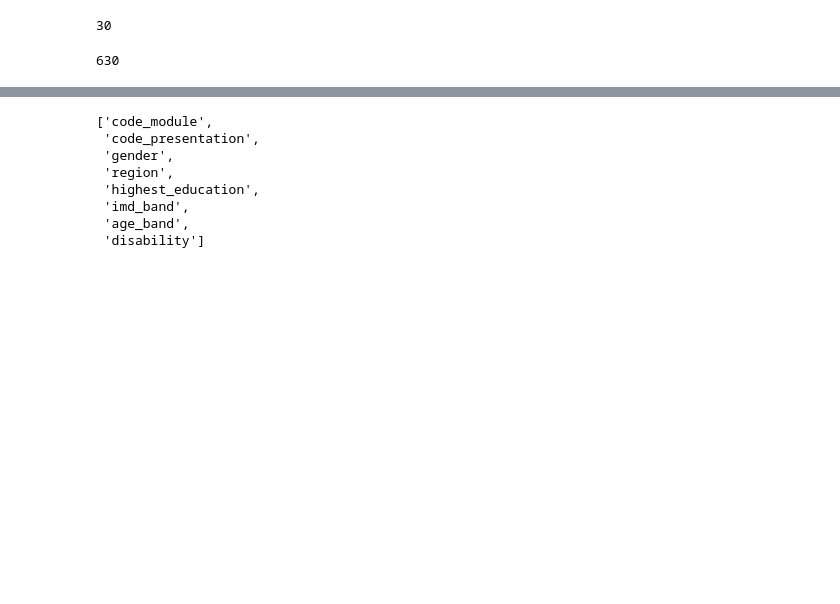
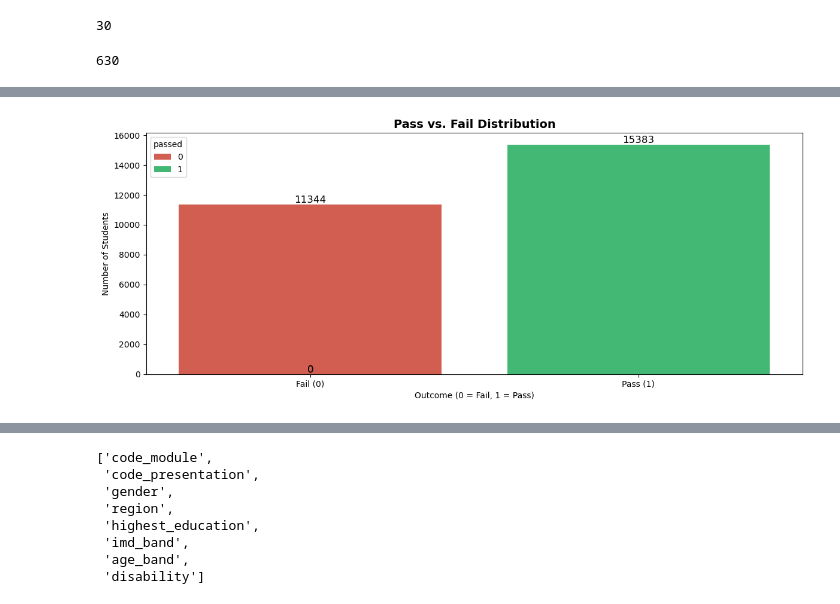
Before and after one commit to bhoamikhona/student-performance-ml, a Jupyter notebook: student-performance-ml.ipynb, the cells around one changed output, grey strips where cells are left out. Cells and saved outputs as stored; diff of their text form; code cells hidden in the pictures; blank space fills up the shorter version.

```diff
--- a/student-performance-ml.ipynb
+++ b/student-performance-ml.ipynb
@@ -260,0 +216,17 @@ plt.show()
+# %%
+# Chart 1: Pass vs. Fail Distribution
+fig1, ax1 = plt.subplots(figsize=(12, 5))
+sns.countplot(x='passed', data=df, hue='passed', palette=['#e74c3c', '#2ecc71'], ax=ax1)
+ax1.set_title('Pass vs. Fail Distribution', fontsize=14, fontweight='bold')
+ax1.set_xlabel('Outcome (0 = Fail, 1 = Pass)')
+ax1.set_ylabel('Number of Students')
+ax1.set_xticks([0, 1])
+ax1.set_xticklabels(['Fail (0)', 'Pass (1)'])
+for p in ax1.patches:
+    ax1.annotate(f'{int(p.get_height())}',
+                 (p.get_x() + p.get_width() / 2., p.get_height()),
+                 ha='center', va='bottom', fontsize=12)
+plt.tight_layout()
+plt.show()
+# %% [output]
+[figure, added]
```
Also changed, not shown: parts of 37 cells of this notebook.
